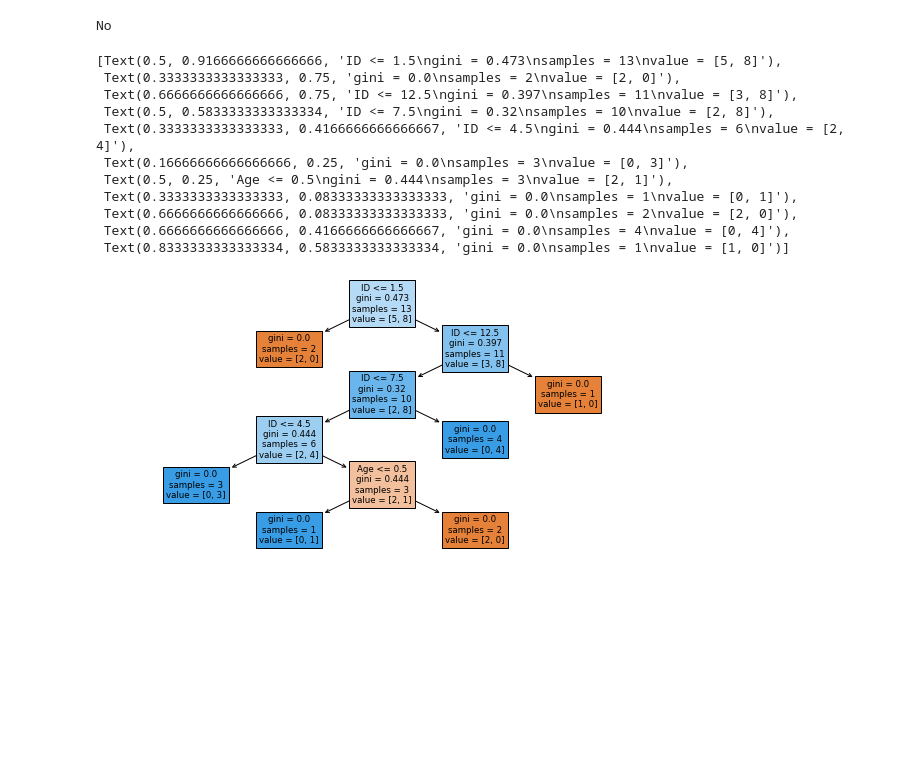
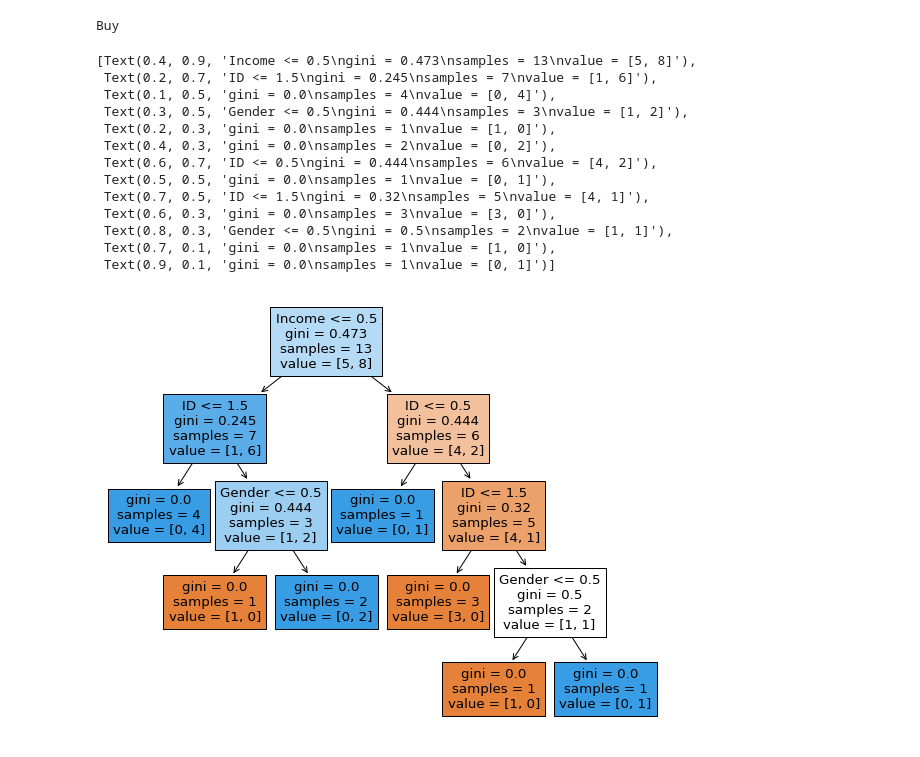
Before and after one commit to Jesica3018/APMKelompok6, a Jupyter notebook: Decision_Tree_Algoritma_CART.ipynb, the cells around one changed output. Cells and saved outputs as stored; diff of their text form; code cells hidden in the pictures; blank space fills up the shorter version.

```diff
--- a/Decision_Tree_Algoritma_CART.ipynb
+++ b/Decision_Tree_Algoritma_CART.ipynb
@@ -53,37 +53,39 @@ print(dataset_encoded)
 12  12    0       0       0               1     1
 13  13    2       2       1               0     0
 # %%
-X=dataset_encoded.iloc[:,0:5].values
+X=dataset_encoded.iloc[:,1:5].values
 y=dataset_encoded.iloc[:,5].values
 X_train,X_test,y_train,y_test=train_test_split(X,y,test_size=1,random_state=2)
 model=DecisionTreeClassifier(criterion='gini')
 model.fit(X_train,y_train)
 
-if model.predict([[0,1,0,1,0]])==1:
+if model.predict([[0,1,0,1]])==1:
     print("Buy")
 else:
     print("No")
 # %% [output]
-No
+Buy
 # %%
 DT=DecisionTreeClassifier(random_state=12345)
 model = DT.fit(X, y)
 DT.fit(X_train,y_train)
 predict=DT.predict(X_test)
 # %%
-plt.figure(figsize=(10,5))
+plt.figure(figsize=(10,8))
 feature_names=['ID','Age','Income','Gender','Marital_Status']
 tree.plot_tree(DT,feature_names=feature_names,filled=True)
 # %% [output]
-[Text(0.5, 0.9166666666666666, 'ID <= 1.5\ngini = 0.473\nsamples = 13\nvalue = [5, 8]'),
- Text(0.3333333333333333, 0.75, 'gini = 0.0\nsamples = 2\nvalue = [2, 0]'),
- Text(0.6666666666666666, 0.75, 'ID <= 12.5\ngini = 0.397\nsamples = 11\nvalue = [3, 8]'),
- Text(0.5, 0.5833333333333334, 'ID <= 7.5\ngini = 0.32\nsamples = 10\nvalue = [2, 8]'),
- Text(0.3333333333333333, 0.4166666666666667, 'ID <= 4.5\ngini = 0.444\nsamples = 6\nvalue = [2, 4]'),
- Text(0.16666666666666666, 0.25, 'gini = 0.0\nsamples = 3\nvalue = [0, 3]'),
- Text(0.5, 0.25, 'Age <= 0.5\ngini = 0.444\nsamples = 3\nvalue = [2, 1]'),
- Text(0.3333333333333333, 0.08333333333333333, 'gini = 0.0\nsamples = 1\nvalue = [0, 1]'),
- Text(0.6666666666666666, 0.08333333333333333, 'gini = 0.0\nsamples = 2\nvalue = [2, 0]'),
- Text(0.6666666666666666, 0.4166666666666667, 'gini = 0.0\nsamples = 4\nvalue = [0, 4]'),
- Text(0.8333333333333334, 0.5833333333333334, 'gini = 0.0\nsamples = 1\nvalue = [1, 0]')]
+[Text(0.4, 0.9, 'Income <= 0.5\ngini = 0.473\nsamples = 13\nvalue = [5, 8]'),
+ Text(0.2, 0.7, 'ID <= 1.5\ngini = 0.245\nsamples = 7\nvalue = [1, 6]'),
+ Text(0.1, 0.5, 'gini = 0.0\nsamples = 4\nvalue = [0, 4]'),
+ Text(0.3, 0.5, 'Gender <= 0.5\ngini = 0.444\nsamples = 3\nvalue = [1, 2]'),
+ Text(0.2, 0.3, 'gini = 0.0\nsamples = 1\nvalue = [1, 0]'),
+ Text(0.4, 0.3, 'gini = 0.0\nsamples = 2\nvalue = [0, 2]'),
+ Text(0.6, 0.7, 'ID <= 0.5\ngini = 0.444\nsamples = 6\nvalue = [4, 2]'),
+ Text(0.5, 0.5, 'gini = 0.0\nsamples = 1\nvalue = [0, 1]'),
+ Text(0.7, 0.5, 'ID <= 1.5\ngini = 0.32\nsamples = 5\nvalue = [4, 1]'),
+ Text(0.6, 0.3, 'gini = 0.0\nsamples = 3\nvalue = [3, 0]'),
+ Text(0.8, 0.3, 'Gender <= 0.5\ngini = 0.5\nsamples = 2\nvalue = [1, 1]'),
+ Text(0.7, 0.1, 'gini = 0.0\nsamples = 1\nvalue = [1, 0]'),
+ Text(0.9, 0.1, 'gini = 0.0\nsamples = 1\nvalue = [0, 1]')]
-[figure, old version]
+[figure, new version]
```
